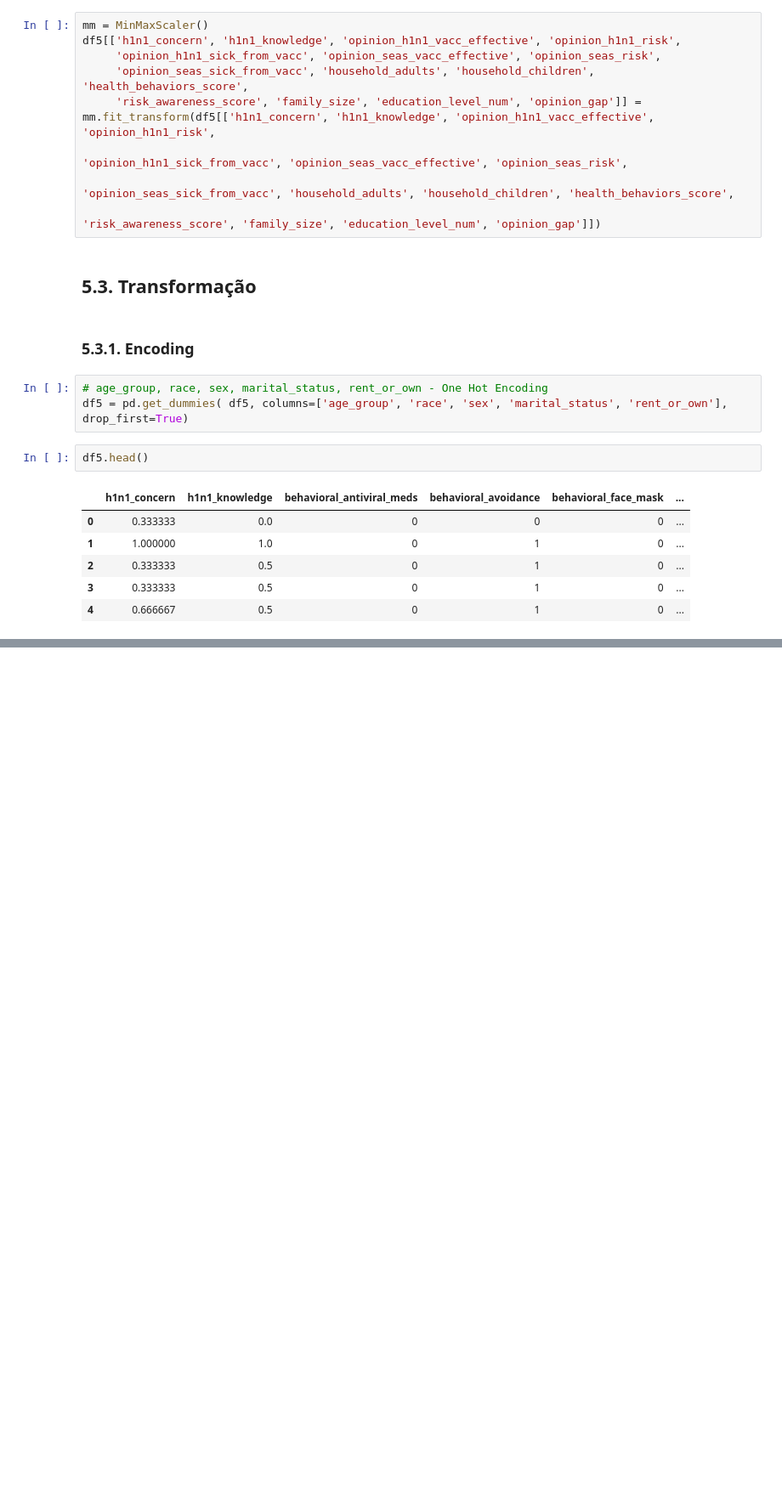
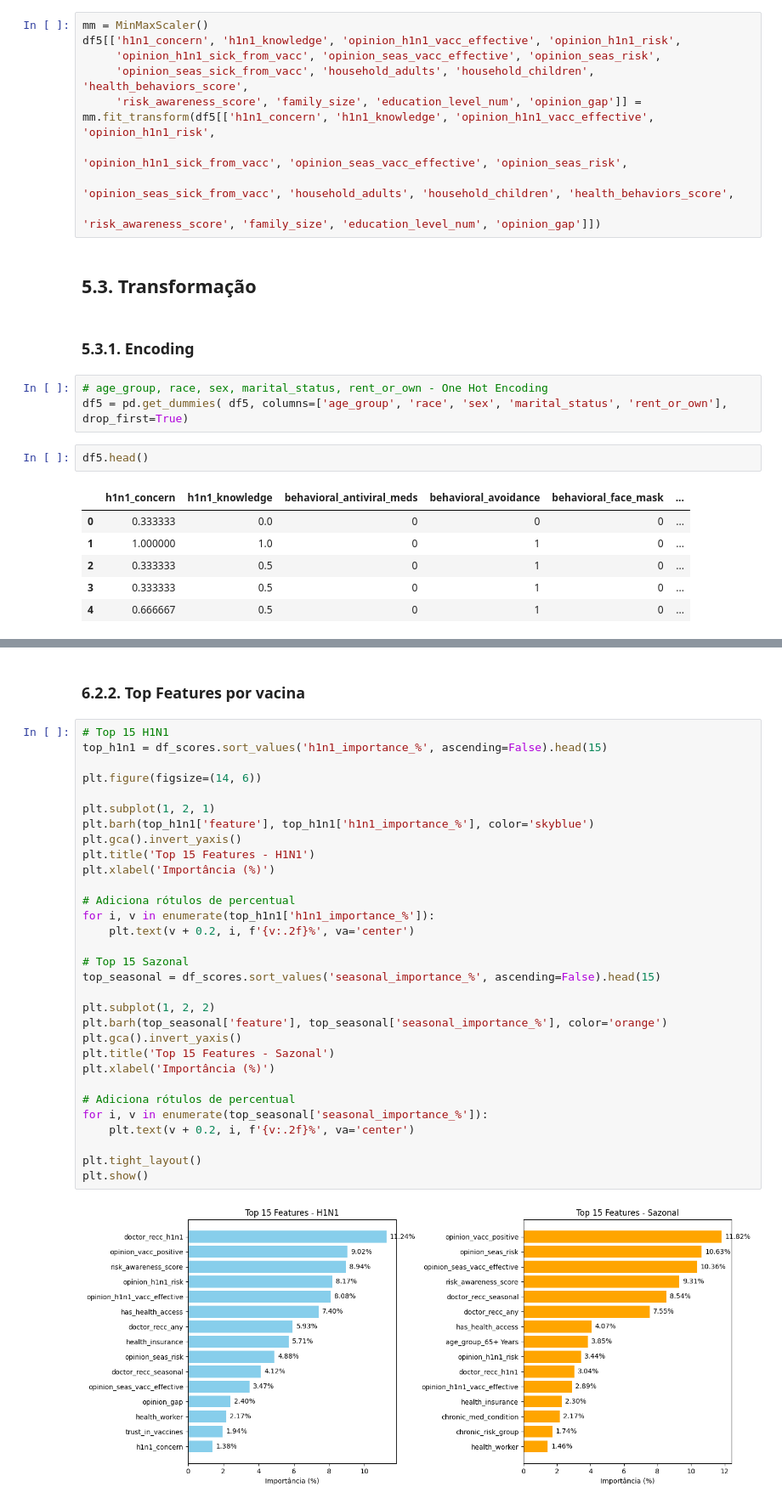
Before and after one commit to TiagoTuk/flu_shot_learning, a Jupyter notebook: notebooks/c2_feature_engeneering.ipynb, the cells around one changed output, grey strips where cells are left out. Shown at 85% size. Drawn from its saved outputs; the diff is of its cells as text; blank space fills up the shorter version.

```diff
--- a/notebooks/c2_feature_engeneering.ipynb
+++ b/notebooks/c2_feature_engeneering.ipynb
@@ -778,0 +863,35 @@ df5.head()
+# %% [markdown]
+### 6.2.2. Top Features por vacina
+# %%
+# Top 15 H1N1
+top_h1n1 = df_scores.sort_values('h1n1_importance_%', ascending=False).head(15)
+
+plt.figure(figsize=(14, 6))
+
+plt.subplot(1, 2, 1)
+plt.barh(top_h1n1['feature'], top_h1n1['h1n1_importance_%'], color='skyblue')
+plt.gca().invert_yaxis()
+plt.title('Top 15 Features - H1N1')
+plt.xlabel('Importância (%)')
+
+# Adiciona rótulos de percentual
+for i, v in enumerate(top_h1n1['h1n1_importance_%']):
+    plt.text(v + 0.2, i, f'{v:.2f}%', va='center')
+
+# Top 15 Sazonal
+top_seasonal = df_scores.sort_values('seasonal_importance_%', ascending=False).head(15)
+
+plt.subplot(1, 2, 2)
+plt.barh(top_seasonal['feature'], top_seasonal['seasonal_importance_%'], color='orange')
+plt.gca().invert_yaxis()
+plt.title('Top 15 Features - Sazonal')
+plt.xlabel('Importância (%)')
+
+# Adiciona rótulos de percentual
+for i, v in enumerate(top_seasonal['seasonal_importance_%']):
+    plt.text(v + 0.2, i, f'{v:.2f}%', va='center')
+
+plt.tight_layout()
+plt.show()
+# %% [output]
+[figure, added]
```
Also changed, not shown: parts of 15 cells of this notebook.
